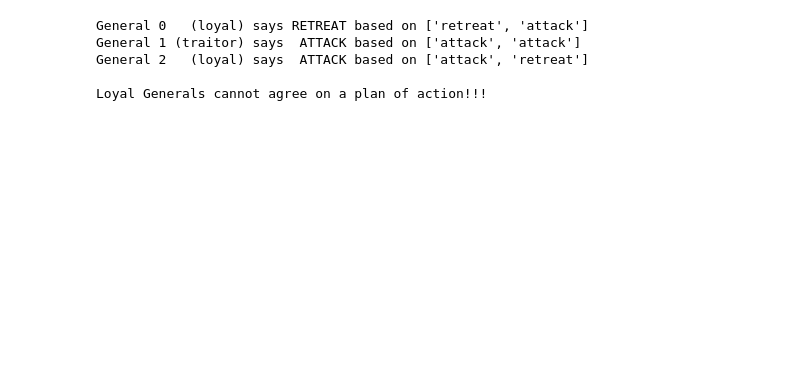
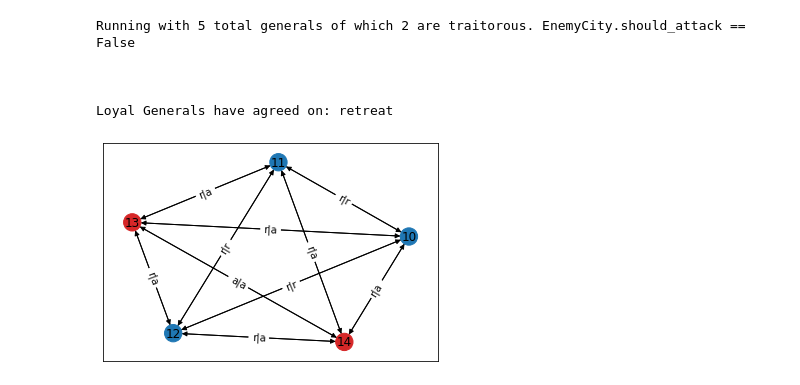
Before and after one commit to konmos/csc4006, a Jupyter notebook: notebooks/generals1.ipynb, the cells around one changed output. Drawn from its saved outputs; the diff is of its cells as text; code cells hidden in the pictures; blank space fills up the shorter version.

```diff
--- a/notebooks/generals1.ipynb
+++ b/notebooks/generals1.ipynb
@@ -9,3 +49,7 @@ from collections import Counter
+# %%
+SHOULD_ATTACK = False      # None for random
+TOTAL_GENERALS = 5         # -1 for random
+PERCENTAGE_TRAITORS = 0.4  # -1 for random
 # %%
 class EnemyCity:
     def __init__(self, should_attack):
@@ -41,6 +91,17 @@ class General:
 class Messenger:
     @staticmethod
     def traverse_generals(generals):
+        G = nx.DiGraph()
+        labels = {}
+
         for x, y in combinations(generals, 2):
-            x.listen(y.speak())
-            y.listen(x.speak())
+            y_speak = y.speak()
+            x_speak = x.speak()
+
+            x.listen(y_speak)
+            y.listen(x_speak)
+
+            labels[(x,y)] = f'{x_speak[0]}|{y_speak[0]}'
+            G.add_edges_from([(x, y), (y, x)])
+
+        return G, labels
@@ -47,36 +160,10 @@ class Messenger:
 # %%
 if __name__ == '__main__':
-    generals = {General(), General(), General(True)}
-
-    # Each general makes an objective observation
-    for g in generals:
-        g.make_observation(city_a)
-
-    # Each general communicates his observation (or not)
-    m = Messenger()
-    m.traverse_generals(generals)
-
-    # Each general comes up with a plan of action
-    loyal_poa = set()
-
-    for x, g in enumerate(generals):
-        decision = g.make_decision()
-
-        if not g.is_traitor:
-            loyal_poa.add(decision)
-
-        print(
-            f'General {x} {"(traitor)" if g.is_traitor else "(loyal)":>9}'
-            f' says {decision.upper():>7} based on {g.last_observations:}'
-        )
-
-    if len(loyal_poa) != 1:
-        print('\nLoyal Generals cannot agree on a plan of action!!!')
-    else:
-        print(f'\nLoyal Generals have agreed on: {loyal_poa.pop()}')
+    main()
 # %% [output]
-General 0   (loyal) says RETREAT based on ['retreat', 'attack']
-General 1 (traitor) says  ATTACK based on ['attack', 'attack']
-General 2   (loyal) says  ATTACK based on ['attack', 'retreat']
+Running with 5 total generals of which 2 are traitorous. EnemyCity.should_attack == False
 
-Loyal Generals cannot agree on a plan of action!!!
+
+
+Loyal Generals have agreed on: retreat
+[figure, added]
```
Also changed, not shown: parts of 5 cells of this notebook.
